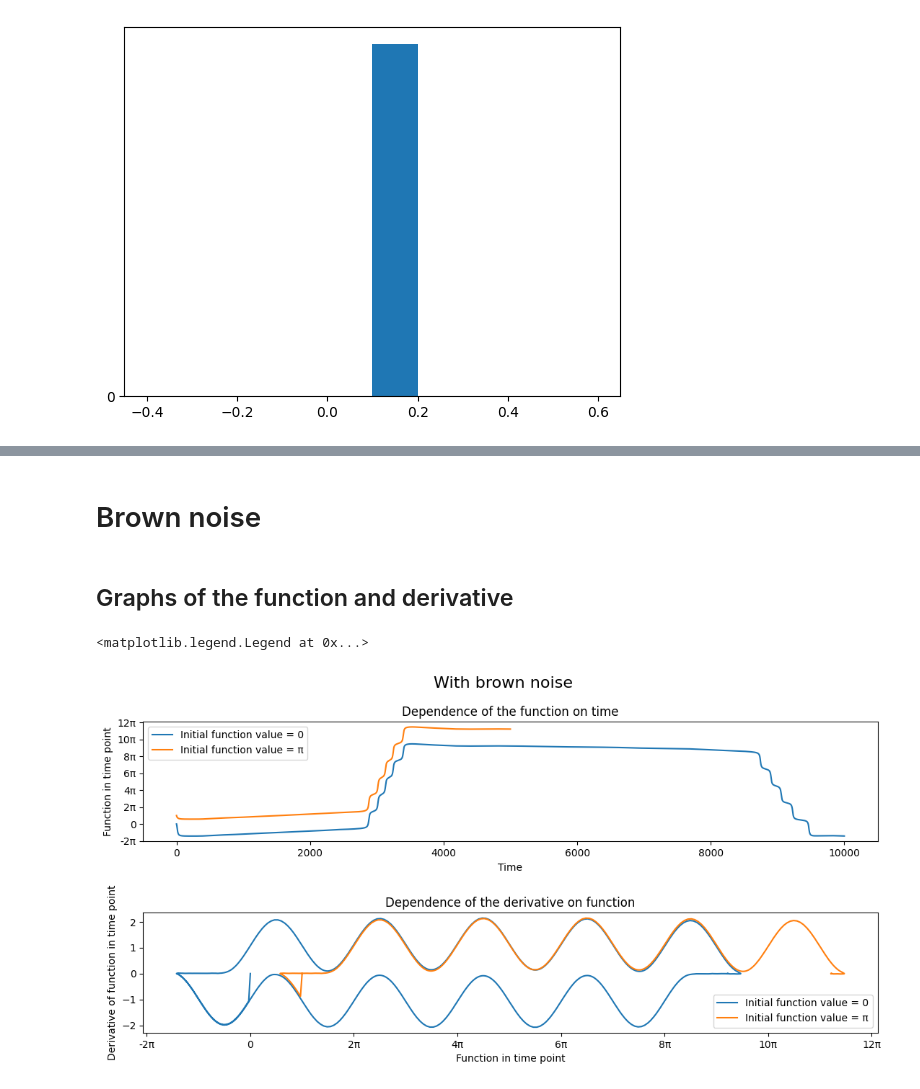
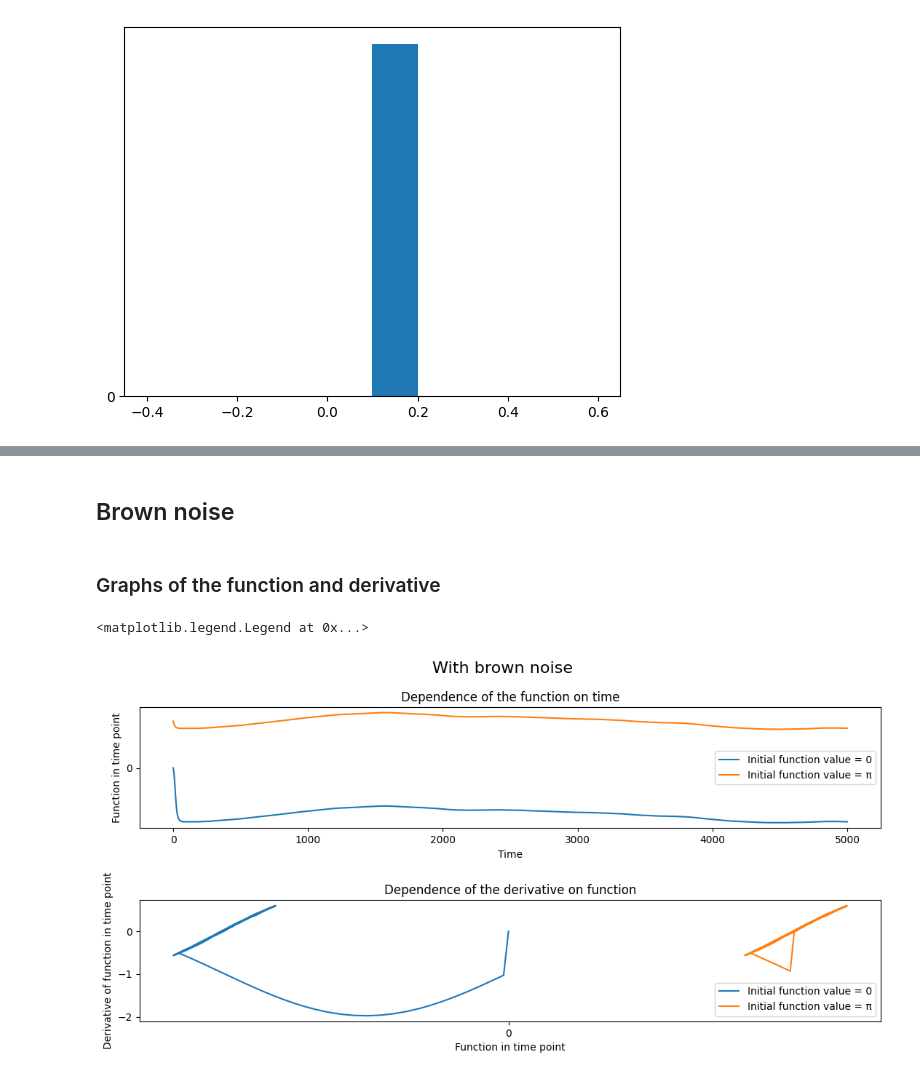
Before and after one commit to HopeMeNow/MDSdiploma, a Jupyter notebook: src/noisesResearch.ipynb, the cells around one changed output, grey strips where cells are left out. Saved outputs shown, nothing was run; the diff lists cells and outputs as text; code cells hidden in the pictures.

```diff
--- a/src/noisesResearch.ipynb
+++ b/src/noisesResearch.ipynb
@@ -210,18 +30 @@ def calc_time_between_transitions(samples: MutableSequence[float], delta_t: floa
-# %%
-def set_up_plot(title: str, figsize: Tuple = (12, 6), ticks_range: Tuple = (0, 2)):
-  fig, (ax1, ax2) = plt.subplots(2, 1, figsize=figsize)
-  fig.tight_layout(pad=5.)
-  fig.suptitle(title, fontsize=16)
-
-  ax1.set_yticks(*get_rad_ticks(*ticks_range))
-  ax1.set_title('Dependence of the function on time')
-  ax1.set_xlabel('Time')
-  ax1.set_ylabel('Function in time point')
-
-  ax2.set_xticks(*get_rad_ticks(*ticks_range))
-  ax2.set_title('Dependence of the derivative on function')
-  ax2.set_xlabel('Function in time point')
-  ax2.set_ylabel('Derivative of function in time point')
-
-  return ax1, ax2
 # %% [markdown]
@@ -294,24 +96,24 @@ plt.hist(marked_data)
 # %% [markdown]
-# Brown noise
+## Brown noise
 # %% [markdown]
-## Graphs of the function and derivative
+### Graphs of the function and derivative
 # %%
-brown_noise = generate_noise(10_000, amplitude=lambda f: 1/f/f)
-x_ts_0, d_ts_0 = get_samples(10_000, x_t_init = 0, noise=brown_noise)
+brown_noise = generate_noise(amplitude=lambda f: 1/f/f)
+x_ts_0, d_ts_0 = get_samples(x_t_init = 0, noise=brown_noise)
 x_ts_pi, d_ts_pi = get_samples(x_t_init = math.pi, noise=brown_noise)
 
 ax1, ax2 = set_up_plot('With brown noise', figsize=(12, 6), ticks_range=(-10, 20, 2))
 
 ax1.plot(x_ts_0, label='Initial function value = 0')
 ax1.plot(x_ts_pi, label='Initial function value = π')
 ax1.legend()
 
 ax2.plot(x_ts_0, d_ts_0, label='Initial function value = 0')
 ax2.plot(x_ts_pi, d_ts_pi, label='Initial function value = π')
 ax2.legend()
 # %% [output]
 <matplotlib.legend.Legend at 0x...>
-[figure, old version]
+[figure, new version]
 # %%
 marked_data = calc_time_between_transitions(x_ts_0)
 plt.yticks(*get_rad_ticks(0, 87))
```
Also changed, not shown: parts of 36 cells of this notebook.
